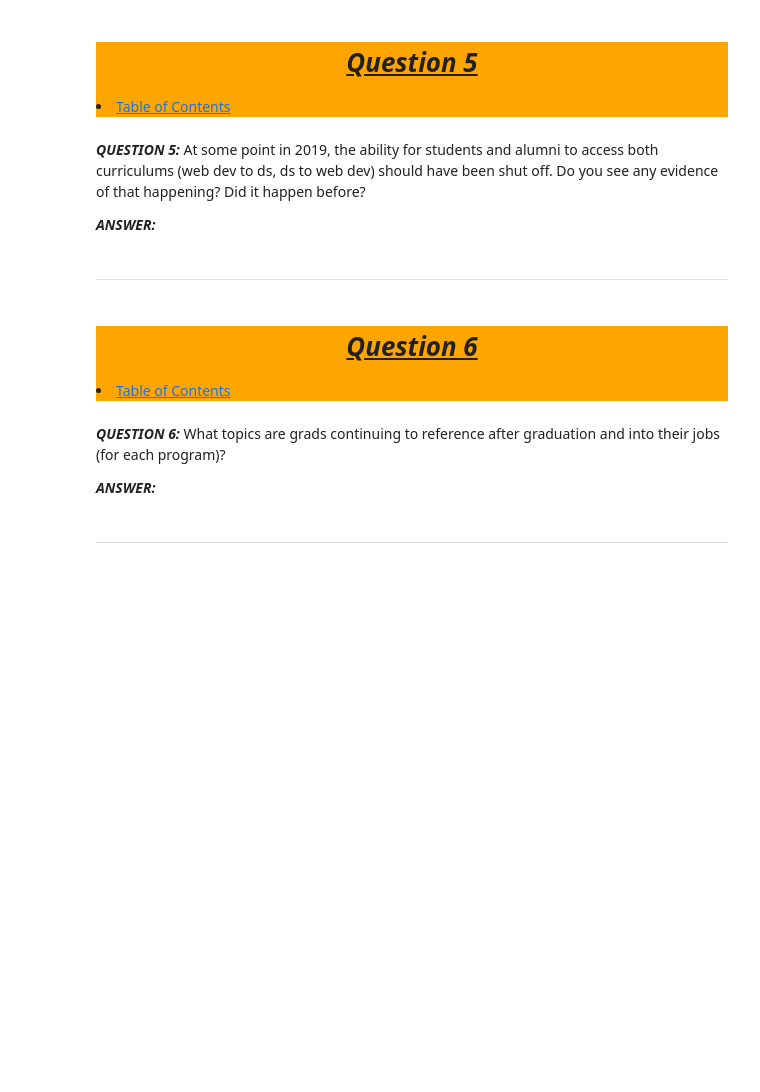
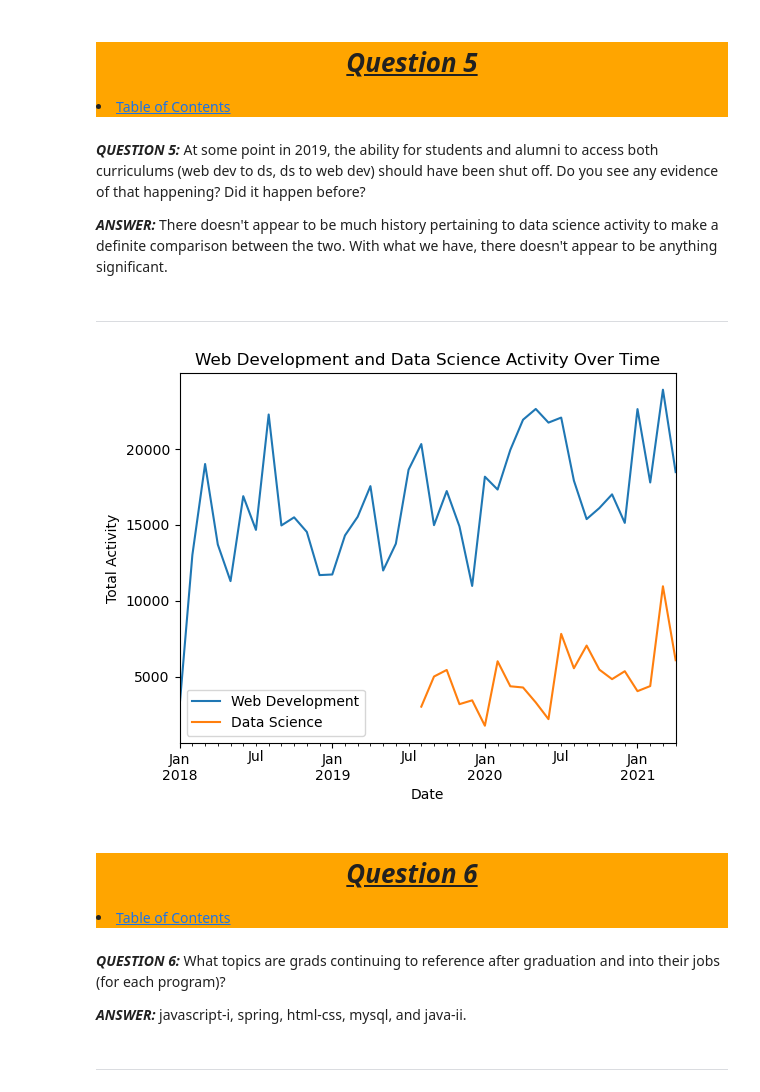
Before and after one commit to Jared-Wood135/anomaly-detection-exercises, a Jupyter notebook: explore.ipynb, the cells around one changed output. Cells and saved outputs as stored; diff of their text form; code cells hidden in the pictures; blank space fills up the shorter version.

```diff
--- a/explore.ipynb
+++ b/explore.ipynb
@@ -248,9 +319,19 @@ Name: end_path, dtype: float64
 # %% [markdown]
 <b><i>QUESTION 5:</i></b> At some point in 2019, the ability for students and alumni to access both curriculums (web dev to ds, ds to web dev) should have been shut off. Do you see any evidence of that happening? Did it happen before?
 
-<b><i>ANSWER:</i></b>
+<b><i>ANSWER:</i></b> There doesn't appear to be much history pertaining to data science activity to make a definite comparison between the two.  With what we have, there doesn't appear to be anything significant.
 # %% [markdown]
 ---
+# %%
+curr_logs[curr_logs.program_name == 'Web Development'].resample('m').path.count().plot(label='Web Development')
+curr_logs[curr_logs.program_name == 'Data Science'].resample('m').path.count().plot(label='Data Science')
+plt.title('Web Development and Data Science Activity Over Time')
+plt.xlabel('Date')
+plt.ylabel('Total Activity')
+plt.legend()
+plt.show()
+# %% [output]
+[figure, added]
 # %% [markdown]
 <div style='background-color: orange'>
 <a id='q6'></a>
@@ -261,6 +342,6 @@ Name: end_path, dtype: float64
 # %% [markdown]
 <b><i>QUESTION 6:</i></b> What topics are grads continuing to reference after graduation and into their jobs (for each program)?
 
-<b><i>ANSWER:</i></b>
+<b><i>ANSWER:</i></b> javascript-i, spring, html-css, mysql, and java-ii.
 # %% [markdown]
 ---
```
Also changed, not shown: parts of 29 cells of this notebook.
